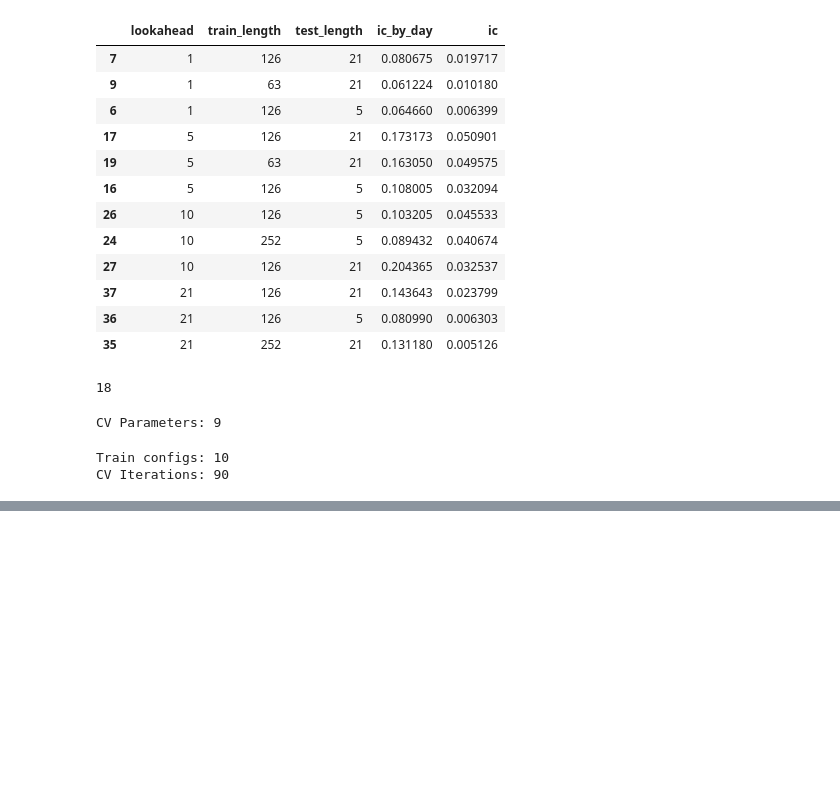
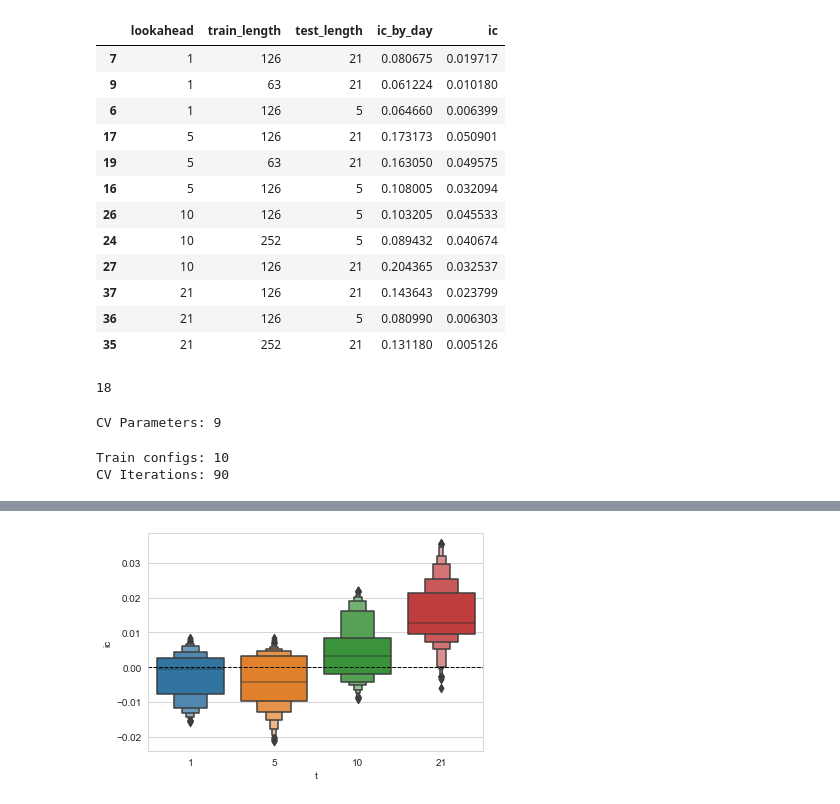
Before and after one commit to OliverJoo/quant_modeling, a Jupyter notebook: MDLing/RF_ReturnSignals.ipynb, the cells around one changed output, grey strips where cells are left out. Cells and saved outputs as stored; diff of their text form; code cells hidden in the pictures; blank space fills up the shorter version.

```diff
--- a/MDLing/RF_ReturnSignals.ipynb
+++ b/MDLing/RF_ReturnSignals.ipynb
@@ -451,0 +452,23 @@ Lookahead:  1 | Train: 756 | Test:  5 | Params:   9
+# %%
+id_vars = ['train_length', 'test_length', 'bagging_fraction', 'feature_fraction', 'min_data_in_leaf',
+           't', 'date']
+
+daily_ic, ic = [], []
+for t in lookaheads:
+    print(f'current lookaheads : {t}')
+    with pd.HDFStore(cv_store) as store:
+        keys = [k[1:] for k in store.keys() if k.startswith(f'/fi/{t}')]
+        for key in keys:
+            train_length, test_length = key.split('/')[2:]
+            print(f'train_length: {train_length}, test_length: {test_length}')
+            k = f'{t}/{train_length}/{test_length}'
+            cols = {'t': t, 'train_length': int(train_length), 'test_length': int(test_length)}
+
+            ic.append(pd.melt(store['ic/' + k].assign(**cols), id_vars=id_vars[:-1], value_name='ic',
+                              var_name='rounds').apply(pd.to_numeric))
+
+            df = store['daily_ic/' + k].assign(**cols).reset_index()
+            daily_ic.append(pd.melt(df, id_vars=id_vars, value_name='daily_ic', var_name='rounds')
+                            .set_index('date') .apply(pd.to_numeric) .reset_index())
+ic = pd.concat(ic, ignore_index=True)
+daily_ic = pd.concat(daily_ic, ignore_index=True)
@@ -451,0 +493,4 @@ Lookahead:  1 | Train: 756 | Test:  5 | Params:   9
+# %%
+group_cols = ['t','train_length', 'test_length',  'bagging_fraction', 'feature_fraction', 'min_data_in_leaf']
+daily_ic_avg = daily_ic.groupby(group_cols + ['rounds']).daily_ic.mean().to_frame('ic').reset_index()
+daily_ic_avg.groupby('t', group_keys=False).apply(lambda x: x.nlargest(3, 'ic'))
@@ -451,0 +529,5 @@ Lookahead:  1 | Train: 756 | Test:  5 | Params:   9
+# %%
+ax = sns.boxenplot(x='t', y='ic', data=daily_ic_avg)
+ax.axhline(0, ls='--', lw=1, c='k');
+# %% [output]
+[figure, added]
```
Also changed, not shown: parts of 16 cells of this notebook.
